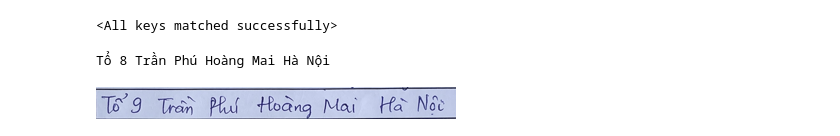
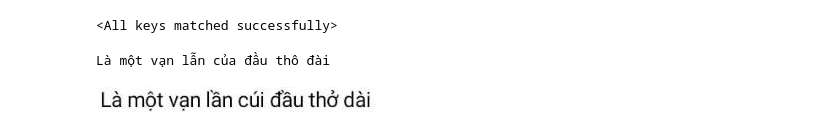
Before and after one commit to letuminnhtuan/CapstoneProject, a Jupyter notebook: inference_model.ipynb, the cells around one changed output. Drawn from its saved outputs; the diff is of its cells as text; code cells hidden in the pictures.

```diff
--- a/inference_model.ipynb
+++ b/inference_model.ipynb
@@ -7,7 +7,7 @@ from torchvision.transforms import v2
 from module.model_builder.model import Model
 
 device = torch.device("cuda" if torch.cuda.is_available() else "cpu")
-checkpoints = torch.load("checkpoints2/pre3.pth.tar", map_location=device)
+checkpoints = torch.load("checkpoints2/pre4.pth.tar", map_location=device)
 vocab = checkpoints['vocab']
 transform = v2.Compose([
     v2.PILToTensor(),
@@ -16,8 +16,8 @@ transform = v2.Compose([
 # Create instance model
 n_dim_model = 256
 # --- Encoder Parameters ---
-input_chanel_encoder = 3
-hidden_dim_encoder = 256
+input_chanel_encoder = 1
+hidden_dim_encoder = 384
 n_head_encoder = 8
 n_expansion_encoder = 8
 n_layer_encoder = 6
@@ -43,7 +43,7 @@ def resize_image(image, height=32):
 
 def pre_process(image):
     image = resize_image(image)
-    background = Image.new('RGB', (1600, 32))
+    background = Image.new('L', (1600, 32))
     background.paste(image, (0, 0))
     return background
 
@@ -68,11 +68,11 @@ def inference(image: Image, model: Model, vocab):
                 break
         return ''.join([v[i] for i in labels[1:-1]])
 # %%
-image = Image.open('i_3503.png').convert('RGB')
+image = Image.open('test.png').convert('L')
 process_image = pre_process(image)
 text = inference(process_image, model, vocab)
 print(text)
 ipd.display(image)
 # %% [output]
-Tổ 8 Trần Phú Hoàng Mai Hà Nội
+Là một vạn lẫn của đầu thô đài
-[figure, old version]
+[figure, new version]
```
Also changed, not shown: 4 other files.
